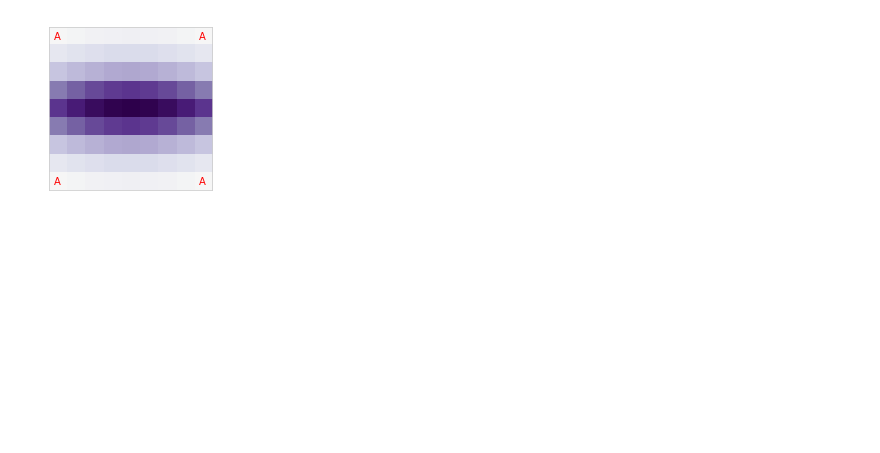
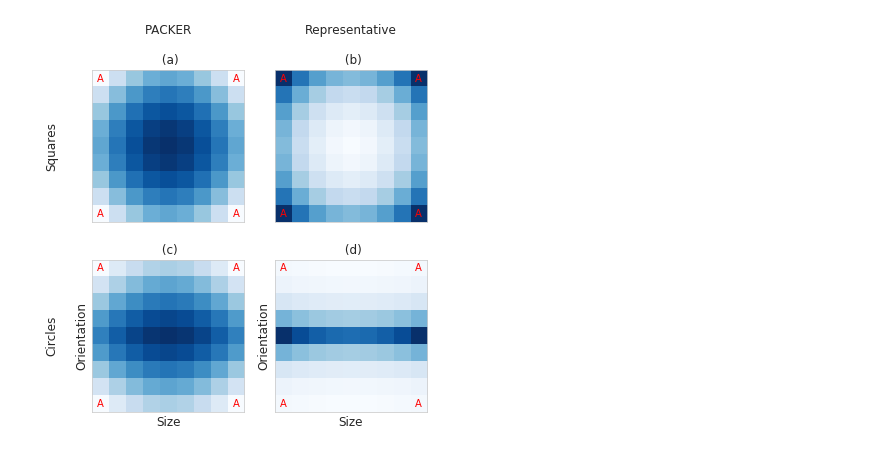
Before and after one commit to AusterweilLab/generating_categories, a Jupyter notebook: Experiments/cogpsych-code/plot_1stbetasCornerBehav.ipynb, the cells around one changed output. Drawn from its saved outputs; the diff is of its cells as text; code cells hidden in the pictures; blank space fills up the shorter version.

```diff
--- a/Experiments/cogpsych-code/plot_1stbetasCornerBehav.ipynb
+++ b/Experiments/cogpsych-code/plot_1stbetasCornerBehav.ipynb
@@ -30,7 +30,7 @@ STAT_LIMS =  (-1.0, 1.0)
 fitlast = False
 #Make plots?
 doplots = True
-saveplots = False
+saveplots = True
 if fitlast:
     showlast = True
 else:
@@ -50,7 +50,7 @@ MIN_LL = 1e-10
 
 # Specify default dataname
 dbname = 'experiment-corner.db'#'experiments-5con.db'#raw data
-dataname_def = '5con'#'5con'#bestparms comes from here
+dataname_def = 'corner'#'5con'#bestparms comes from here
 
 # Specify default dataname
 # dataname_def = 'pooled'#'nosofsky1986'#'NGPMG1994'
@@ -149,13 +193,13 @@ for i,first in enumerate(firsts):
 # %%
 ##Probabilities at outer edge vs inner space - Rep
-steps = 21
+steps = 9
 vals = np.linspace(-1, 1,steps).tolist()
 space = np.fliplr(funcs.cartesian([vals, vals]))
 st = 2./(steps-1)
 
-wrap_ax=1
-outind = range(9) + [(e+1)*9 for e in range(7)] + [(e+1)*9+8 for e in range(7)] + range(72,81)
-innind = [i for i in range(81) if not i in outind]
+wrap_ax=None
+outind = range(steps) + [(e+1)*steps for e in range(steps-2)] + [(e+1)*steps+steps-1 for e in range(steps-2)] + range(steps**2-steps,steps**2)
+innind = [i for i in range(steps**2) if not i in outind]
 model = RepresentJK13
 params = best_params[model.model]
 # params['category_mean_bias']=0
@@ -175,9 +219,9 @@ temp11= np.reshape(temp1,(steps,steps))
 midtemp = (steps+1)/2 - 1
 oneup = temp11[midtemp+1][0]
 onedn = temp11[midtemp-1][0]
-print(oneup)
-print(onedn)
-print(oneup-onedn)
+# print(oneup)
+# print(onedn)
+# print(oneup-onedn)
 f,ax = plt.subplots(1,1,figsize=(3,3))
 gps = funcs.gradientroll(temp1,'roll')[:,:,0]
 ps_ElRange = gps.max()-gps.min();
@@ -208,22 +241,50 @@ array([-1.  , -0.75, -0.5 , -0.25,  0.  ,  0.25,  0.5 ,  0.75,  1.  ])
 # %%
 # Probabilities at outer edge vs inner space - Rep
-wrap_ax=1
-outind = range(9) + [(e+1)*9 for e in range(7)] + [(e+1)*9+8 for e in range(7)] + range(72,81)
-innind = [i for i in range(81) if not i in outind]
-model = Packer
-params = best_params[model.model]
-categories1 = [np.array([[-1.,-1.],[1.,-1.],[-1.,1.],[1.,1.]])]
-temp1 = model(categories1,params,wrap_ax=wrap_ax).get_generation_ps(stimuli,1,'generate')
-outps = sum(temp1[outind])
-innps = sum(temp1[innind])
-# print(np.round(np.reshape(temp1,(9,9)),3))
 
-print('Outer edges: ' + str(np.round(outps,2)))
-print('Inner spaces: ' + str(np.round(innps,2)))
-f,ax = plt.subplots(1,1,figsize=(3,3))
-gps = funcs.gradientroll(temp1,'roll')[:,:,0]
-ps_ElRange = gps.max()-gps.min();
-plotVals = (gps-gps.min())/ps_ElRange
-gammas = []
-funcs.plotgradient(ax, plotVals, categories1[0], [], gammas = gammas,clim = STAT_LIMS, cmap = 'PuOr',beta_col='green')
+steps = 9
+vals = np.linspace(-1, 1,steps).tolist()
+space = np.fliplr(funcs.cartesian([vals, vals]))
+st = 2./(steps-1)
+
+models = [Packer,RepresentJK13]
+f,ax = plt.subplots(2,len(models),figsize=(6,3.2*len(models)))
+wraps = [None,1]
+labels = [['a','b'],['c','d']]
+for wi,wrap_ax in enumerate(wraps):
+    for mi,model in enumerate(models):
+        outind = range(steps) + [(e+1)*steps for e in range(steps-2)] + [(e+1)*steps+steps-1 for e in range(steps-2)] + range(steps**2-steps,steps**2)
+        innind = [i for i in range(steps**2) if not i in outind]
+        params = best_params[model.model]
+        categories1 = [np.array([[-1.,-1.],[1.,-1.],[-1.,1.],[1.,1.]])]
+        temp1 = model(categories1,params,wrap_ax=wrap_ax).get_generation_ps(space,1,'generate')
+        outps = sum(temp1[outind])
+        innps = sum(temp1[innind])
+        maxout = max(temp1[outind])
+        maxin = max(temp1[innind])
+        print('{} - Outer edges: {}, Max: {}'.format(model.modelshort,np.round(outps,2),np.round(maxout,4)))
+        print('{} - Inner spaces: {}, Max: {}'.format(model.modelshort, np.round(innps,2),np.round(maxin,4)))
+        gps = funcs.gradientroll(temp1,'roll')[:,:,0]
+        ps_ElRange = gps.max()-gps.min();
+        plotVals = (gps-gps.min())/ps_ElRange
+        gammas = []
+#         categories1[0] = [[-.9,-.9],[-.9,.9],[.9,-.9],[.9,.9]]
+        funcs.plotgradient(ax[wi,mi], plotVals, categories1[0], [], gammas = gammas,clim = [0,1], cmap = 'Blues',beta_col='green')
+        if wi==0:
+            modeln = model.modelshort
+            if mi==0:
+                ax[wi,mi].set_ylabel('Squares\n\n',fontsize=12)
+        else:
+            modeln = ''
+            if mi==0:
+                ax[wi,mi].set_ylabel('Circles\n\nOrientation',fontsize=12)
+            else:
+                ax[wi,mi].set_ylabel('Orientation',fontsize=12)
+            ax[wi,mi].set_xlabel('Size',fontsize=12)
+
+        #titlestr = '%s\nOuter edges: %.2f \nInner spaces: %.2f' % (modeln,outps,innps)
+        titlestr = '%s\n\n (%s)'% (modeln,labels[wi][mi])
+        ax[wi,mi].set_title(titlestr,fontsize=12)
+
+if saveplots:
+    plt.savefig('private/firstbetas_cornerPostfits.pdf',bbox_inches='tight')
 # %% [output]
@@ -233 +301 @@ Inner spaces: 0.75
-[figure, old version]
+[figure, new version]
```
Also changed, not shown: parts of 10 cells of this notebook, 28 other files.
